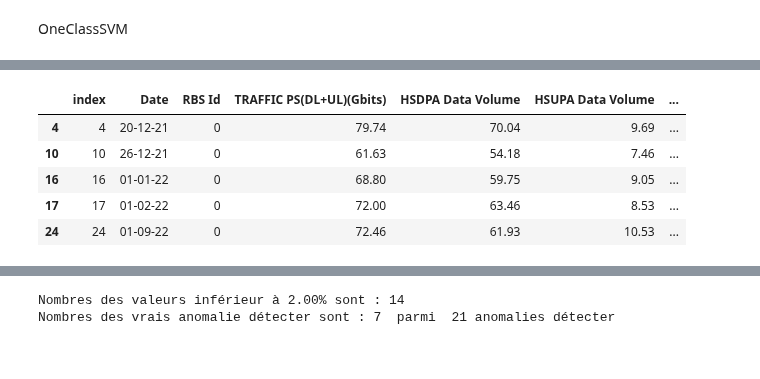
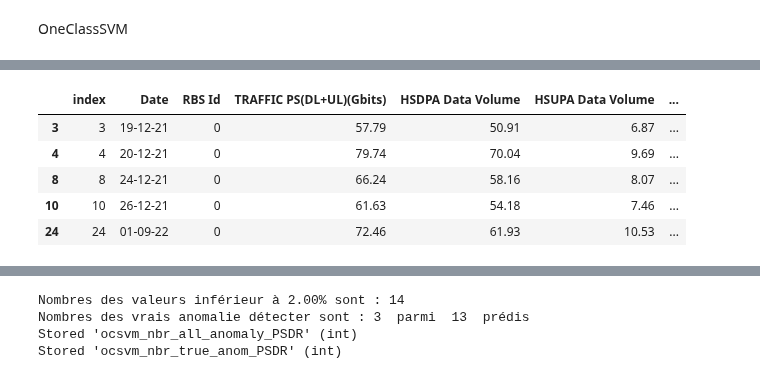
Before and after one commit to Yasser-ui/Anomaly-Detection, a Jupyter notebook: Unsupervised modeling/PS DROP Rate.ipynb, the cells around one changed output, grey strips where cells are left out. Saved outputs shown, nothing was run; the diff lists cells and outputs as text; code cells hidden in the pictures.

```diff
--- a/PS DROP Rate.ipynb
+++ b/Unsupervised modeling/PS DROP Rate.ipynb
@@ -8,3 +6,7 @@ df = pd.read_csv('DataFrame_3G_After_Cleaning.csv')
+# %%
+df1 = pd.read_csv('.././3G_with_anomaly_classes.csv')
+df2 = pd.read_csv('.././DataFrame_3G_After_Cleaning.csv')
+df3 = pd.read_csv('.././DataFrame_3G_After_Cleaning.csv')
 # %% [markdown]
 Isolation Forest
 # %%
@@ -12,14 +14,14 @@ import plotly.express as px
 from sklearn.ensemble import IsolationForest
 import plotly.graph_objects as go
 # %%
-x = df['PS DROP Rate 2'].apply(lambda x: [x]).to_list()
+x = df1['PS DROP Rate 2'].apply(lambda x: [x]).to_list()
 iso_forest = IsolationForest(n_estimators=100,
                              max_samples="auto",
                              contamination=0.05,
                              )
 iso_forest.fit(x)
-y_pred = iso_forest.predict(x)
-y_pred = [1 if x == -1 else 0 for x in y_pred]
-y_pred[:10]
+y_pred1 = iso_forest.predict(x)
+y_pred1 = [1 if x == -1 else 0 for x in y_pred1]
+y_pred1[:10]
 # %% [output]
 [0, 0, 0, 0, 0, 0, 0, 0, 0, 0]
@@ -87,8 +101,8 @@ OneClassSVM
 from sklearn.svm import OneClassSVM
 ocsvm = OneClassSVM(kernel='rbf',
                      gamma="auto",
-                     nu=0.1)
-y_pred = ocsvm.fit_predict(x)
-y_pred = [1 if x == -1 else 0 for x in y_pred]
-y_pred[:10]
+                     nu=0.05)
+y_pred3 = ocsvm.fit_predict(x)
+y_pred3 = [1 if x == -1 else 0 for x in y_pred3]
+y_pred3[:10]
 # %% [output]
@@ -105,0 +110,3 @@ df.head()
+# %%
+df3["PSDR_anomaly"] = y_pred3
+df3.head()
@@ -106,12 +120,12 @@ df.head()
 # %%
-ocsvm_anomaly_df = pd.DataFrame(df)
-ocsvm_anomaly_df = ocsvm_anomaly_df.loc[ocsvm_anomaly_df['anomaly'] == 1]
+ocsvm_anomaly_df = pd.DataFrame(df3)
+ocsvm_anomaly_df = ocsvm_anomaly_df.loc[ocsvm_anomaly_df['PSDR_anomaly'] == 1]
 ocsvm_anomaly_df.head()
 # %% [output]
 |  | index | Date | RBS Id | TRAFFIC PS(DL+UL)(Gbits) | HSDPA Data Volume | HSUPA Data Volume | ... |
+| 3 | 3 | 19-12-21 | 0 | 57.79 | 50.91 | 6.87 | ... |
 | 4 | 4 | 20-12-21 | 0 | 79.74 | 70.04 | 9.69 | ... |
+| 8 | 8 | 24-12-21 | 0 | 66.24 | 58.16 | 8.07 | ... |
 | 10 | 10 | 26-12-21 | 0 | 61.63 | 54.18 | 7.46 | ... |
-| 16 | 16 | 01-01-22 | 0 | 68.80 | 59.75 | 9.05 | ... |
-| 17 | 17 | 01-02-22 | 0 | 72.00 | 63.46 | 8.53 | ... |
 | 24 | 24 | 01-09-22 | 0 | 72.46 | 61.93 | 10.53 | ... |
 # %%
@@ -125,11 +139,15 @@ fig
 # %% [output]
 [interactive output not drawn]
 # %%
-nbr_val_inf_threshold = len(df[df['PS DROP Rate 2'] > 3.00])
-print("Nombres des valeurs inférieur à 2.00% sont :", nbr_val_inf_threshold)
-nbr_all_anomaly_PSDR = len(df[df['anomaly'] == 1])
-nbr_true_anom_PSDR = len(df[(df['anomaly'] == 1) & (df['PS DROP Rate 2'] > 3.00)])
-print("Nombres des vrais anomalie détecter sont :",nbr_true_anom_PSDR," parmi ",nbr_all_anomaly_PSDR, "anomalies détecter")
+nbr_val_inf_threshold = len(df3[df3['PS DROP Rate 2'] > 3.00])
+print("Nombres des valeurs inférieur à 3.00% sont :", nbr_val_inf_threshold)
+ocsvm_nbr_all_anomaly_PSDR = len(df3[df3['PSDR_anomaly'] == 1])
+ocsvm_nbr_true_anom_PSDR = len(df3[(df3['PSDR_anomaly'] == 1) & (df3['PS DROP Rate 2'] > 3.00)])
+print("Nombres des vrais anomalie détecter sont :",ocsvm_nbr_true_anom_PSDR," parmi ",ocsvm_nbr_all_anomaly_PSDR," prédis")
+%store ocsvm_nbr_all_anomaly_PSDR
+%store ocsvm_nbr_true_anom_PSDR
 # %% [output]
 Nombres des valeurs inférieur à 2.00% sont : 14
-Nombres des vrais anomalie détecter sont : 7  parmi  21 anomalies détecter
+Nombres des vrais anomalie détecter sont : 3  parmi  13  prédis
+Stored 'ocsvm_nbr_all_anomaly_PSDR' (int)
+Stored 'ocsvm_nbr_true_anom_PSDR' (int)
```
Also changed, not shown: parts of 17 cells of this notebook, 14 other files.
